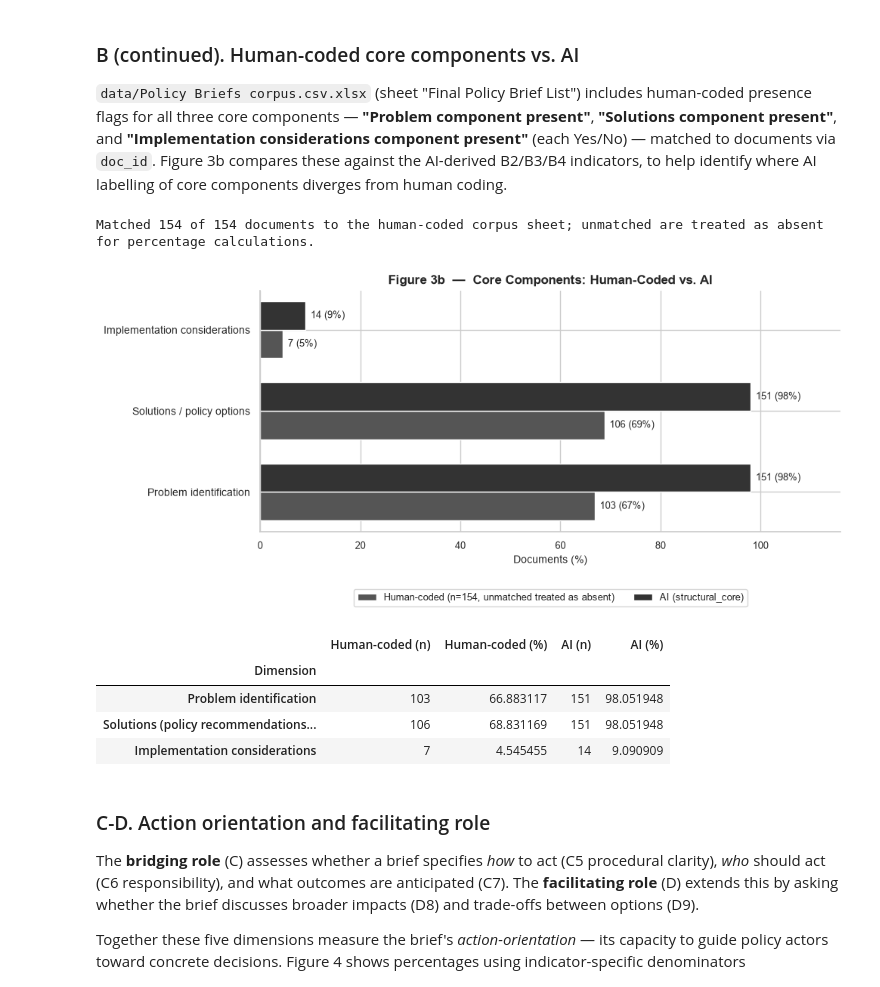
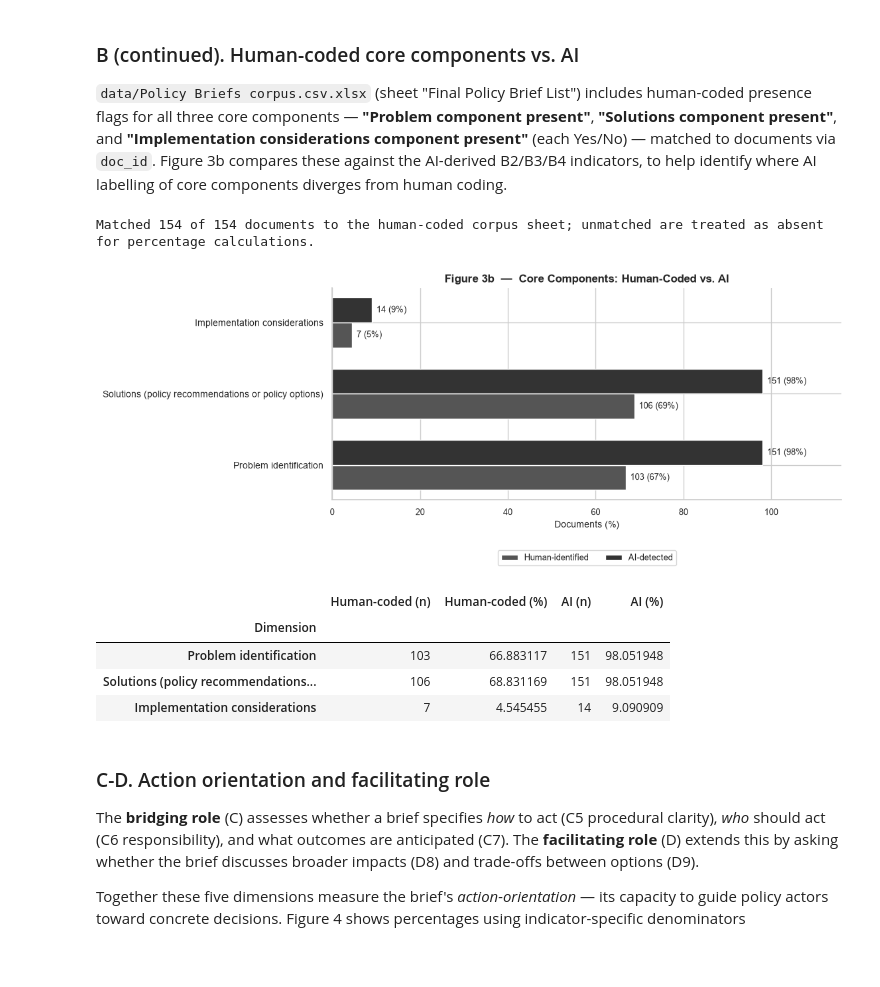
Before and after one commit to doschul/PolicyBriefAnalysis, a Jupyter notebook: policy_brief_analysis_integrated.ipynb, the cells around one changed output. Drawn from its saved outputs; the diff is of its cells as text; code cells hidden in the pictures; blank space fills up the shorter version.

```diff
--- a/policy_brief_analysis_integrated.ipynb
+++ b/policy_brief_analysis_integrated.ipynb
@@ -628,7 +634,7 @@ ax.set_xlim(0, 100)
 ax.set_yticks(np.arange(len(dim_labels)))
 ax.set_yticklabels([
     'Problem identification',
-    'Solutions / recommendations',
+    'Solutions (policy recommendations or policy options)',
     'Implementation considerations',
 ], fontsize=10)
 ax.set_xlabel('Documents (%)', fontsize=10)
@@ -729,40 +735,40 @@ if len(corpus_sheet):
         h = 0.35
         fig, ax = plt.subplots(figsize=(12, 5.5))
         human_bars = ax.barh(y - h/2, df_core['human_pct'], height=h, color=C_WARM, edgecolor='white',
-                             label=f'Human-coded (n={len(analysis_df)}, unmatched treated as absent)')
+                             label='Human-identified')
         ai_bars = ax.barh(y + h/2, df_core['ai_pct'], height=h, color=C_PRIMARY, edgecolor='white',
-                          label='AI (structural_core)')
+                          label='AI-detected')
         for bar, n, v in zip(human_bars, df_core['human_n'], df_core['human_pct']):
             ax.text(bar.get_width() + 1, bar.get_y() + bar.get_height() / 2, f'{n} ({v:.0f}%)', va='center', fontsize=9)
         for bar, n, v in zip(ai_bars, df_core['ai_n'], df_core['ai_pct']):
             ax.text(bar.get_width() + 1, bar.get_y() + bar.get_height() / 2, f'{n} ({v:.0f}%)', va='center', fontsize=9)
 
         ax.set_yticks(y)
         ax.set_yticklabels([
-            'Problem identification', 'Solutions / policy options',
+            'Problem identification', 'Solutions (policy recommendations or policy options)',
             'Implementation considerations',
         ], fontsize=10)
         ax.set_xlim(0, 116)
         ax.set_xlabel('Documents (%)', fontsize=10)
         ax.tick_params(axis='x', labelsize=9)
         ax.legend(loc='upper center', bbox_to_anchor=(0.5, -0.22), fontsize=9, ncol=2)
         ax.set_title('Figure 3b  —  Core Components: Human-Coded vs. AI', fontsize=12, fontweight='bold')
         fig.subplots_adjust(left=0.34, right=0.98, top=0.82, bottom=0.24)
         save_standalone(fig, 'fig3b_core_components_human_vs_ai')
         plt.show()
         sns.set_context('talk')
 
         display(
             df_core.rename(columns={'label': 'Dimension', 'human_n': 'Human-coded (n)', 'human_pct': 'Human-coded (%)', 'ai_n': 'AI (n)', 'ai_pct': 'AI (%)'})
             .set_index('Dimension')
         )
     else:
         print('Human-coded core-component comparison skipped (no matching columns available).')
 else:
     print('Human-coded core-component comparison skipped (corpus sheet unavailable).')
 # %% [output]
 Matched 154 of 154 documents to the human-coded corpus sheet; unmatched are treated as absent for percentage calculations.
-[figure, old version]
+[figure, new version]
 |  | Human-coded (n) | Human-coded (%) | AI (n) | AI (%) |
 | Dimension |  |  |  |  |
 | Problem identification | 103 | 66.883117 | 151 | 98.051948 |
```
Also changed, not shown: parts of 18 cells of this notebook, 30 other files.
